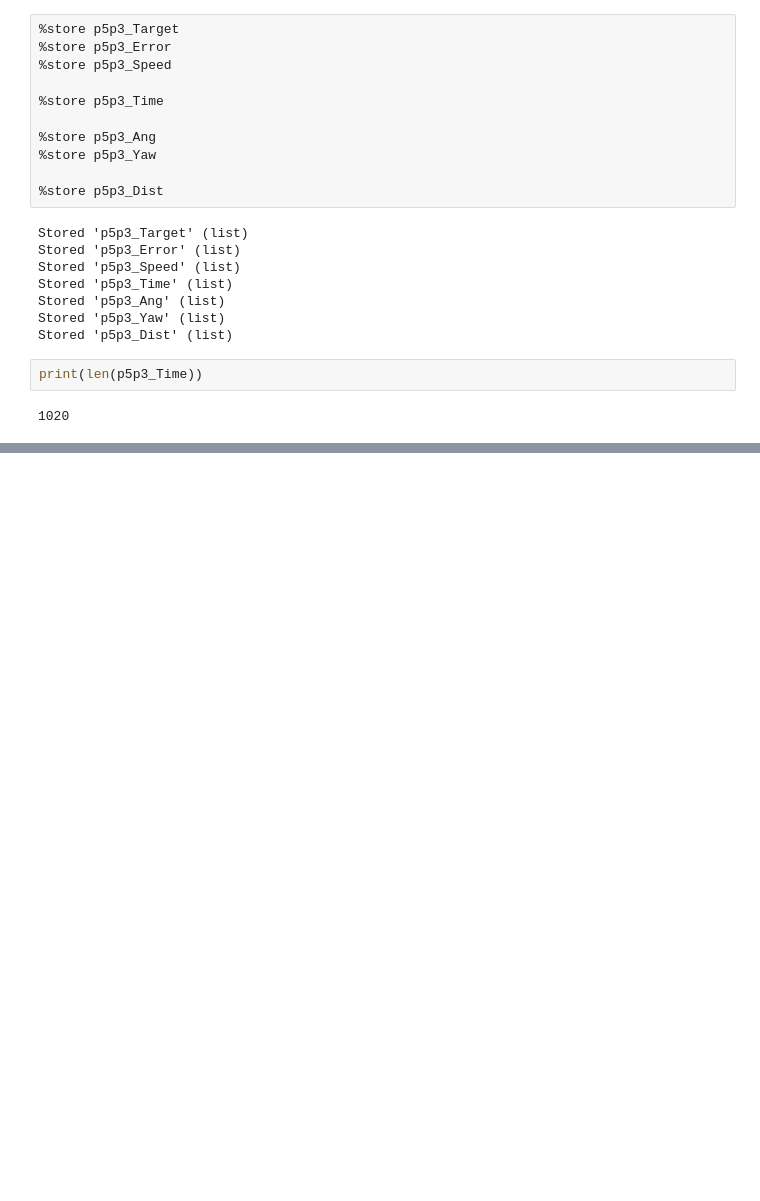
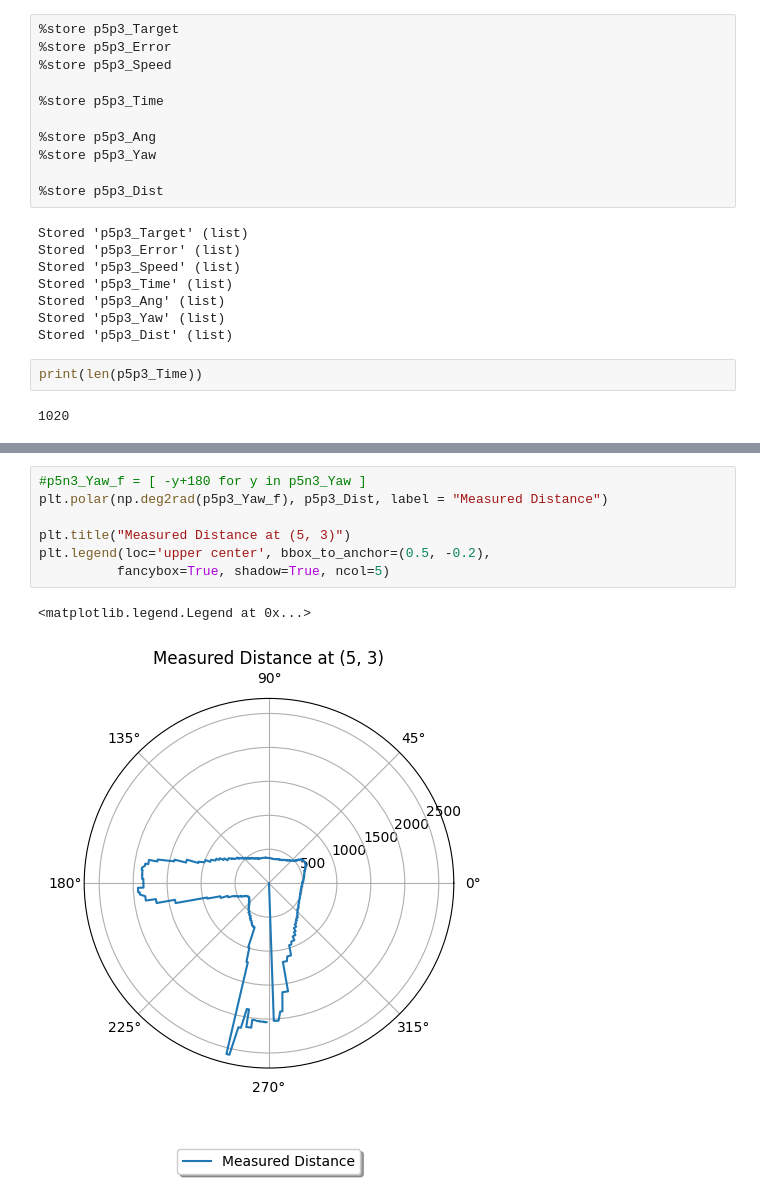
Before and after one commit to Kumagi360/Fast_Robots_Portfolio, a Jupyter notebook: lab9/ble_python/lab9.ipynb, the cells around one changed output, grey strips where cells are left out. Saved outputs shown, nothing was run; the diff lists cells and outputs as text; blank space fills up the shorter version.

```diff
--- a/lab9/ble_python/lab9.ipynb
+++ b/lab9/ble_python/lab9.ipynb
@@ -198,0 +235,10 @@ print(len(p5p3_Time))
+# %%
+#p5n3_Yaw_f = [ -y+180 for y in p5n3_Yaw ]
+plt.polar(np.deg2rad(p5p3_Yaw_f), p5p3_Dist, label = "Measured Distance")
+
+plt.title("Measured Distance at (5, 3)")
+plt.legend(loc='upper center', bbox_to_anchor=(0.5, -0.2),
+          fancybox=True, shadow=True, ncol=5)
+# %% [output]
+<matplotlib.legend.Legend at 0x...>
+[figure, added]
```
Also changed, not shown: parts of 9 cells of this notebook, 27 other files.
